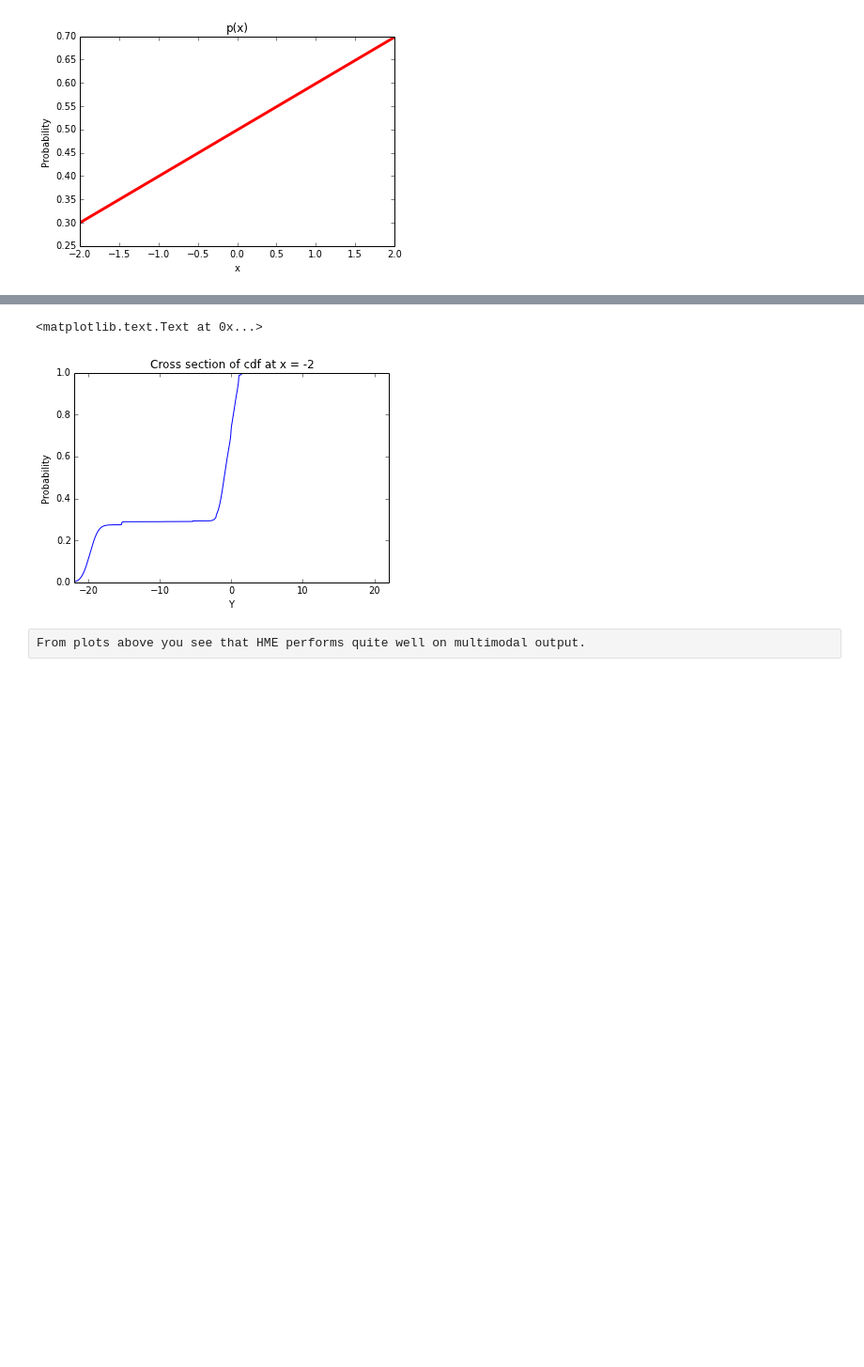
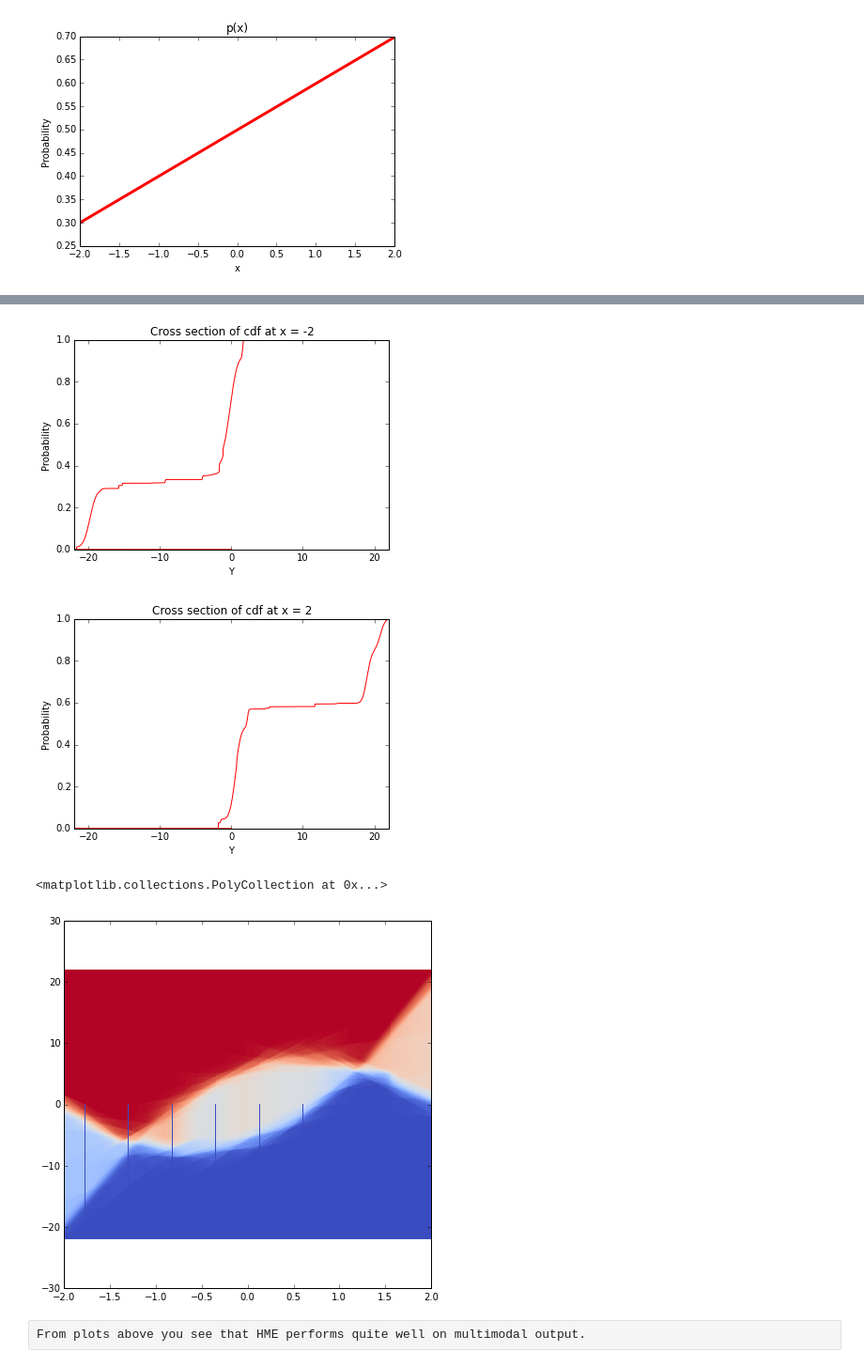
Before and after one commit to AmazaspShumik/Mixture-Models, a Jupyter notebook: Hierarchical Mixture of Experts/hme_multimodal_output_examples.ipynb, the cells around one changed output, grey strips where cells are left out. Shown: that part at 94% size. Drawn from its saved outputs; the diff is of its cells as text; code cells hidden in the pictures; blank space fills up the shorter version.

```diff
--- a/Hierarchical Mixture of Experts/hme_multimodal_output_examples.ipynb
+++ b/Hierarchical Mixture of Experts/hme_multimodal_output_examples.ipynb
@@ -134,13 +134,25 @@ plt.show()
 # %%
-
-plt.plot(x,p[0,:],"b-")
+plt.plot(x2[0,:],p[0,:],"r-")
 plt.xlim(-22,22)
 plt.xlabel("Y")
 plt.ylabel("Probability")
 plt.title("Cross section of cdf at x = -2")
 plt.show()
+
+
+plt.plot(x2[399,:],p[399,:],"r-")
+plt.xlim(-22,22)
+plt.xlabel("Y")
+plt.ylabel("Probability")
+plt.title("Cross section of cdf at x = 2")
+plt.show()
+
+plt.figure(figsize=(7,7))
+plt.pcolor(x1,x2,p,cmap = "coolwarm")
 # %% [output]
+[figure, new version]
+[figure, added]
-<matplotlib.text.Text at 0x...>
+<matplotlib.collections.PolyCollection at 0x...>
-[figure, old version]
+[figure, added]
 # %% [raw]
 From plots above you see that HME performs quite well on multimodal output.
```
Also changed, not shown: parts of 3 cells of this notebook, 3 other files.
